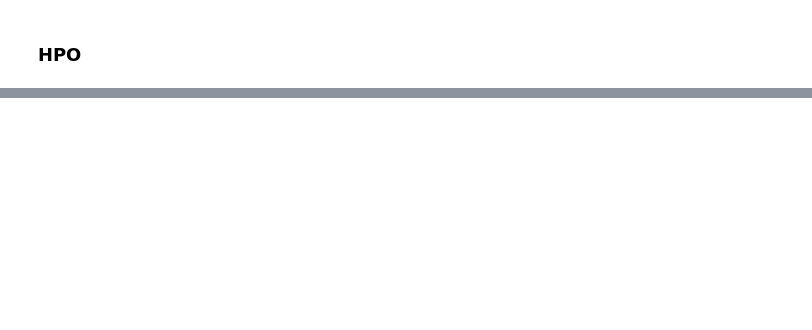
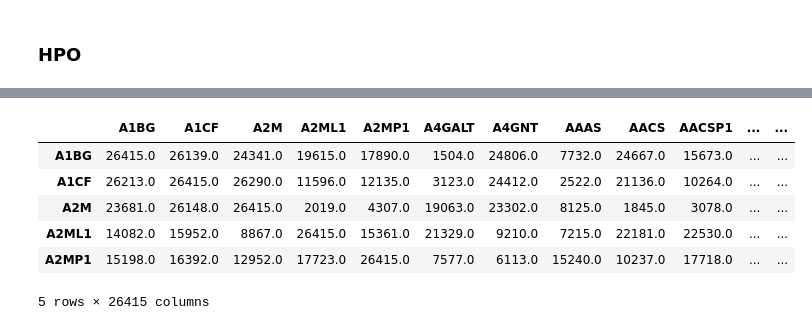
Before and after one commit to MaayanLab/Reprotox-KG, a Jupyter notebook: notebooks/Serialization.ipynb, the cells around one changed output, grey strips where cells are left out. Drawn from its saved outputs; the diff is of its cells as text; code cells hidden in the pictures; blank space fills up the shorter version.

```diff
--- a/notebooks/Serialization.ipynb
+++ b/notebooks/Serialization.ipynb
@@ -968,0 +1135,17 @@ for i in glob.glob("results/*.v1.json"):
+# %%
+index = 0
+for col in tqdm(human_correlation.columns):
+    mat[index] = rankdata(human_correlation[col], method="ordinal")
+    index += 1
+
+human_correlation_rank = pd.DataFrame(mat.T, columns=human_correlation.columns, index=human_correlation.columns)
+# %%
+human_correlation_rank.head()
+# %% [output]
+|  | A1BG | A1CF | A2M | A2ML1 | A2MP1 | A4GALT | A4GNT | AAAS | AACS | AACSP1 | ... | ... |
+| A1BG | 26415.0 | 26139.0 | 24341.0 | 19615.0 | 17890.0 | 1504.0 | 24806.0 | 7732.0 | 24667.0 | 15673.0 | ... | ... |
+| A1CF | 26213.0 | 26415.0 | 26290.0 | 11596.0 | 12135.0 | 3123.0 | 24412.0 | 2522.0 | 21136.0 | 10264.0 | ... | ... |
+| A2M | 23681.0 | 26148.0 | 26415.0 | 2019.0 | 4307.0 | 19063.0 | 23302.0 | 8125.0 | 1845.0 | 3078.0 | ... | ... |
+| A2ML1 | 14082.0 | 15952.0 | 8867.0 | 26415.0 | 15361.0 | 21329.0 | 9210.0 | 7215.0 | 22181.0 | 22530.0 | ... | ... |
+| A2MP1 | 15198.0 | 16392.0 | 12952.0 | 17723.0 | 26415.0 | 7577.0 | 6113.0 | 15240.0 | 10237.0 | 17718.0 | ... | ... |
+5 rows × 26415 columns
```
Also changed, not shown: parts of 37 cells of this notebook, 2 other files.
